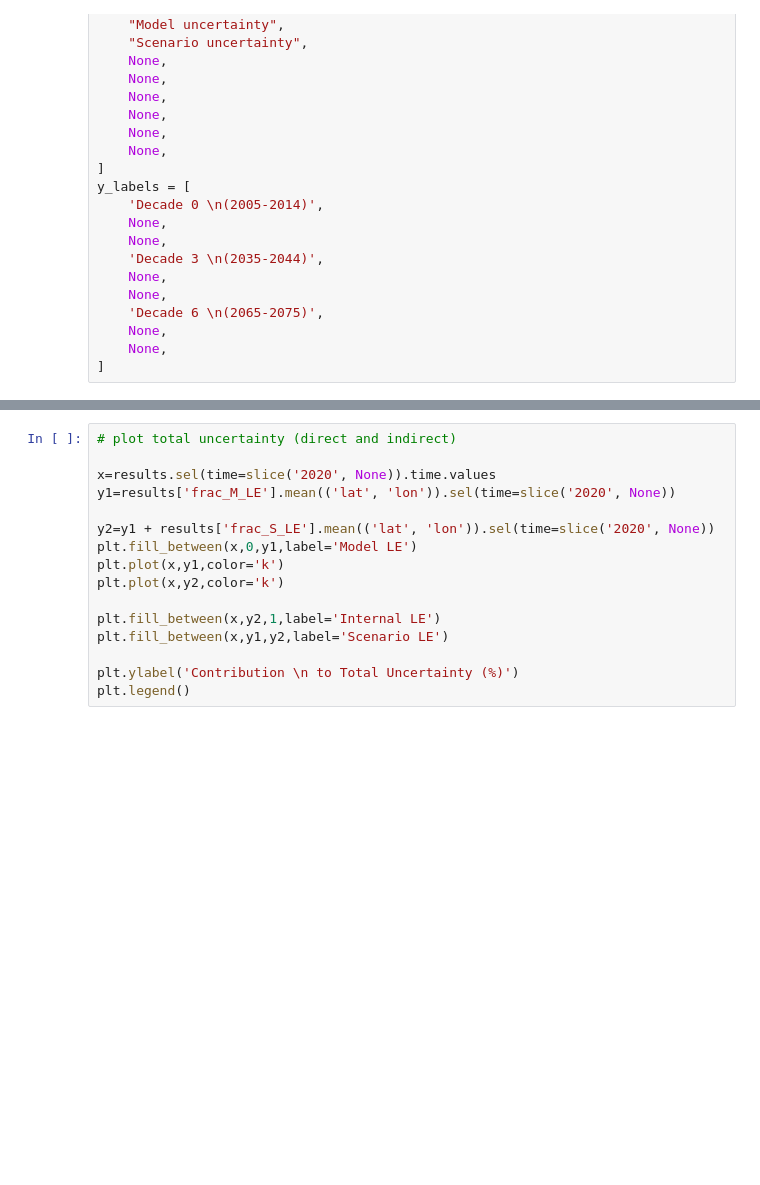
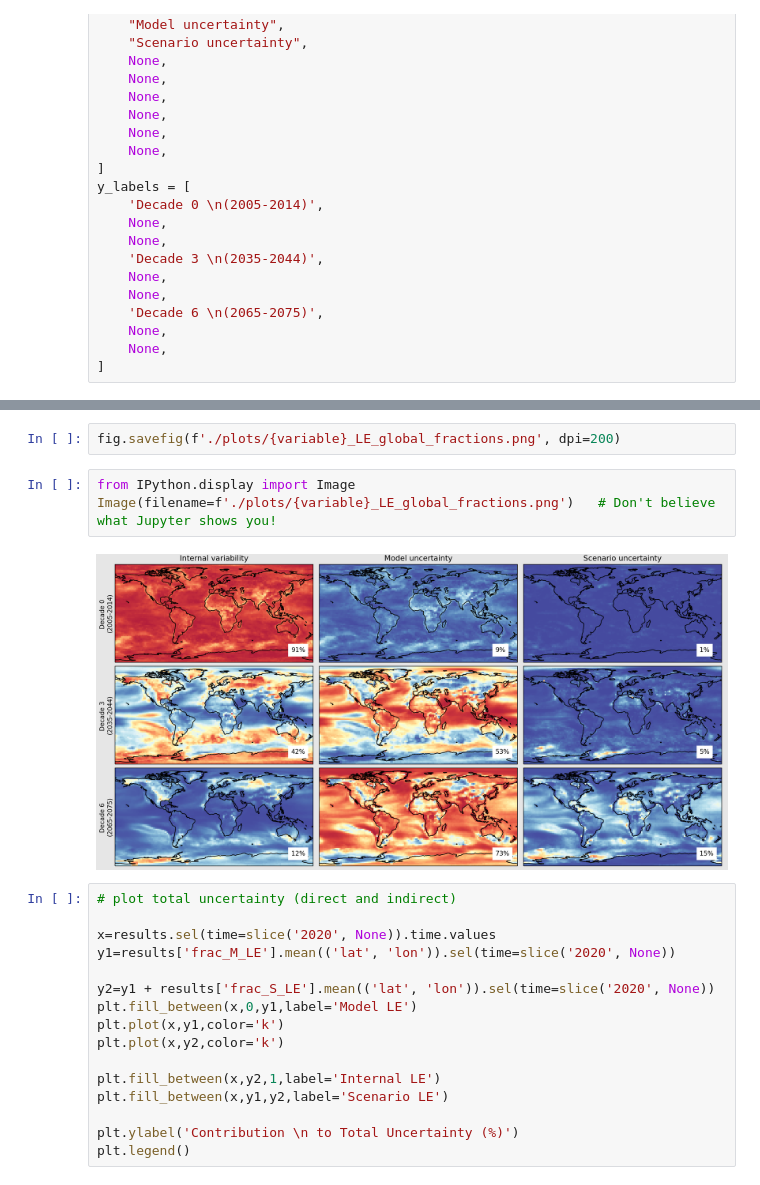
Before and after one commit to MackenzieBlanusa/InternalVariability, a Jupyter notebook: notebooks/LE_global_plots_carla.ipynb, the cells around one changed output, grey strips where cells are left out. Drawn from its saved outputs; the diff is of its cells as text; blank space fills up the shorter version.

```diff
--- a/notebooks/LE_global_plots_carla.ipynb
+++ b/notebooks/LE_global_plots_carla.ipynb
@@ -205,3 +214,10 @@ plt.show()
+# %%
+fig.savefig(f'./plots/{variable}_LE_global_fractions.png', dpi=200)
+# %%
+from IPython.display import Image
+Image(filename=f'./plots/{variable}_LE_global_fractions.png')   # Don't believe what Jupyter shows you!
+# %% [output]
+[figure, added]
 # %%
 # plot total uncertainty (direct and indirect)
 
```
Also changed, not shown: parts of 11 cells of this notebook, 1 other file.
